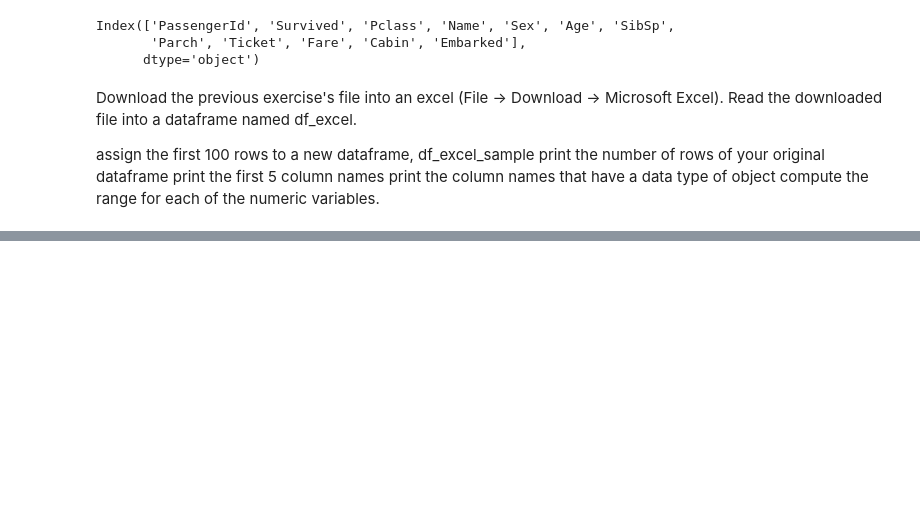
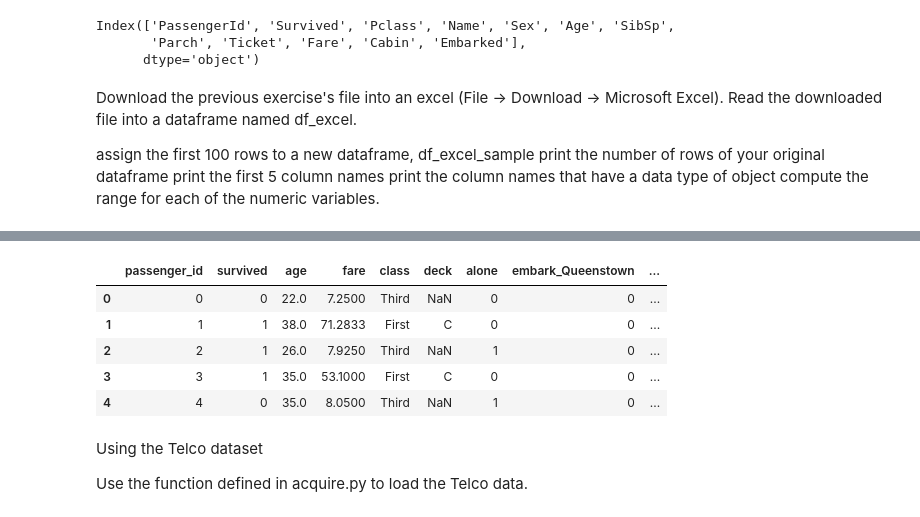
Before and after one commit to JoeyGideon/classification-exercises, a Jupyter notebook: classification_exercises.ipynb, the cells around one changed output, grey strips where cells are left out. Saved outputs shown, nothing was run; the diff lists cells and outputs as text; code cells hidden in the pictures; blank space fills up the shorter version.

```diff
--- a/classification_exercises.ipynb
+++ b/classification_exercises.ipynb
@@ -192,0 +321,19 @@ df.head()
+# %%
+# Encode the categorical columns. Create dummy variables of the categorical columns and concatenate them onto the dataframe.
+
+# Encode categorical columns
+df_titanic['sex'] = pd.get_dummies(df_titanic['sex'], drop_first=True)
+df_titanic = pd.concat([df_titanic,pd.get_dummies(df_titanic['embark_town'], prefix='embark', drop_first=True)], axis=1)
+
+# Drop original categorical columns that have been encoded
+df_titanic = df_titanic.drop(columns=['sex', 'embark_town'])
+
+# Display the first 5 rows of the updated DataFrame
+df_titanic.head()
+# %% [output]
+|  | passenger_id | survived | age | fare | class | deck | alone | embark_Queenstown | ... |
+| 0 | 0 | 0 | 22.0 | 7.2500 | Third | NaN | 0 | 0 | ... |
+| 1 | 1 | 1 | 38.0 | 71.2833 | First | C | 0 | 0 | ... |
+| 2 | 2 | 1 | 26.0 | 7.9250 | Third | NaN | 1 | 0 | ... |
+| 3 | 3 | 1 | 35.0 | 53.1000 | First | C | 0 | 0 | ... |
+| 4 | 4 | 0 | 35.0 | 8.0500 | Third | NaN | 1 | 0 | ... |
@@ -192,0 +360,4 @@ df.head()
+# %% [markdown]
+Using the Telco dataset
+
+Use the function defined in acquire.py to load the Telco data.
```
Also changed, not shown: parts of 18 cells of this notebook.
